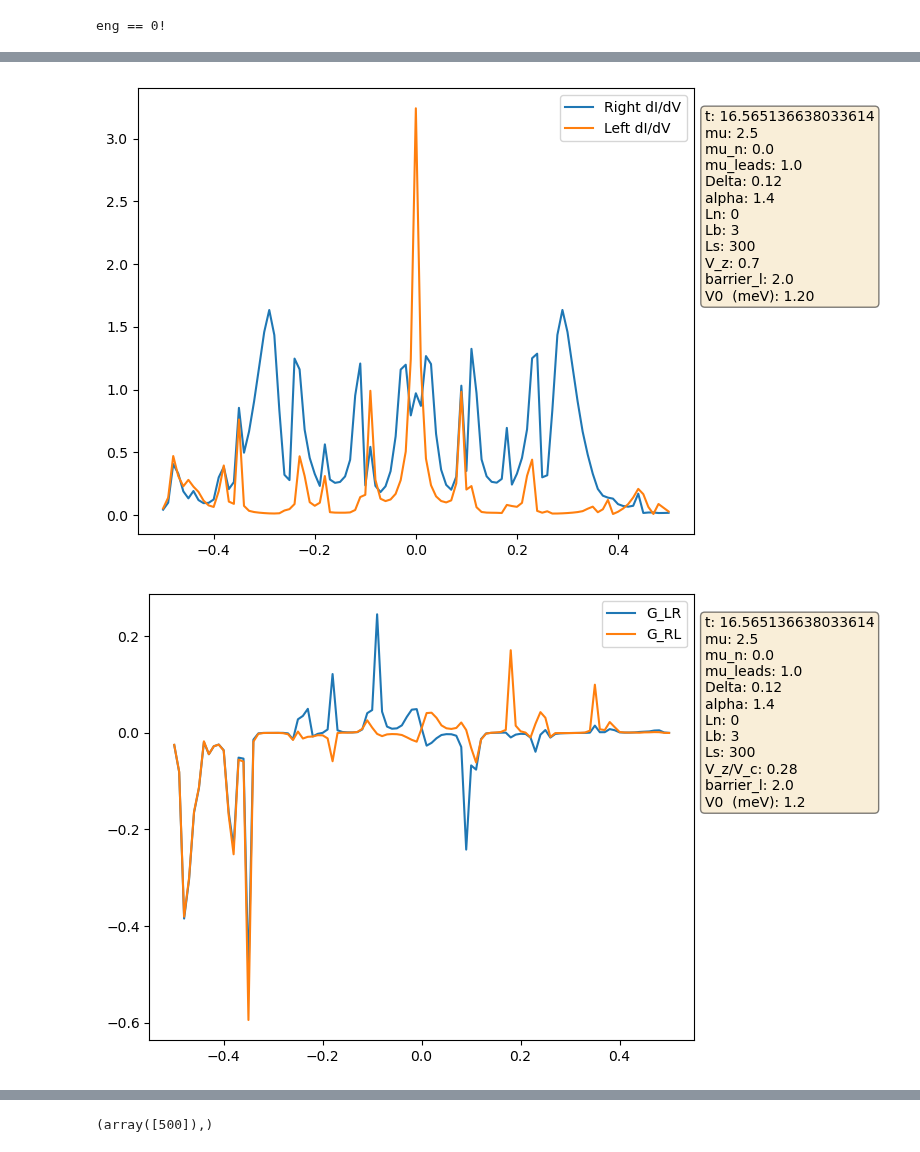
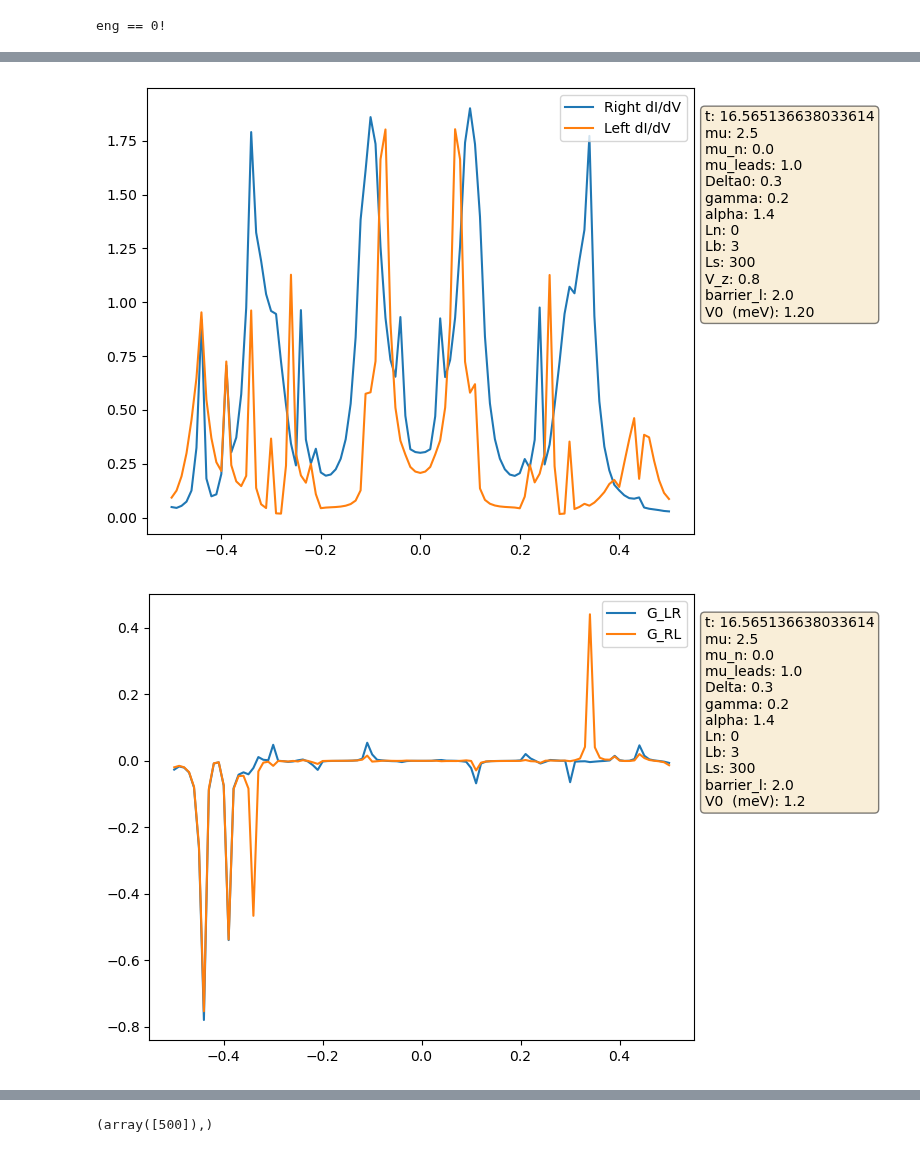
Before and after one commit to polianahp/Nonlocality-of-local-Andreev-conductances-as-a-probe-for-topological-Majorana-wires, a Jupyter notebook: Nathan-testing.ipynb, the cells around one changed output, grey strips where cells are left out. Cells and saved outputs as stored; diff of their text form; code cells hidden in the pictures.

```diff
--- a/Nathan-testing.ipynb
+++ b/Nathan-testing.ipynb
@@ -338,7 +340,7 @@ def build_system(t, mu, mu_n, Delta, V_z, alpha, Ln, Lb, Ls, mu_leads, barrier_l
 #path = "/home/pseudonym/code/Nonlocal_Conductance/Nonlocality-of-local-Andreev-conductances-as-a-probe-for-topological-Majorana-wires/Run_Files/Data.npz"
 #Vdisx = hp.initialize_vdis_from_data(path) * V0
 # %%
-dir = Path(PathConfigs.DATA/"V0_12"/"nomushift"/"Tdis_nb")
+dir = Path(PathConfigs.DATA/"renormalized"/"Tdis_b")
 #dir = Path(PathConfigs.DATA/"nomushift"/"vdis2_b_strdis")
 
 params = np.load(Path(dir/"all_params.npz"))
@@ -346,7 +348,8 @@ params = np.load(Path(dir/"all_params.npz"))
 t = float(params['t'])
 mu_n = float(params['mu_n'])
 mu_leads =float(params['mu_leads'])
-Delta = float(params['Delta'])
+Delta0 = float(params['Delta0'])
+gamma = float(params['gamma'])
 alpha = float(params['alpha'])
 Ln = int(params['Ln']) # normal metal length
 Lb = int(params['Lb']) #barrier length
@@ -359,8 +362,8 @@ totlen = Ln + Lb +Ls
 #V_z = 1.0 * V_c # To generate Fig 2a V_z should be varied. For the cyan line in Fig 2, for example, V_z = 1.203 * V_c
 mu = 2.5
 
-V_c = np.sqrt(mu**2 + Delta**2)
-V_z = 0.7#1.3*V_c
+#V_c = np.sqrt(mu**2 + Delta**2)
+V_z = 0.8#1.3*V_c
 
 barrier_r = np.linspace(barrier_l, 40*barrier_l, points) + mu #Varying the right barrier U_R
 
@@ -422,7 +425,8 @@ for k in range(points):
         t=t,
         mu=mu,
         mu_n=mu_n,
-        Delta=Delta,
+        Delta0=Delta0,
+        gamma=gamma,
         V_z=V_z,
         alpha=alpha,
         Ln=Ln,
@@ -545,7 +497,8 @@ syst = build_system(
     t=t,
     mu=mu,
     mu_n=mu_n,
-    Delta=Delta,
+    Delta0=Delta0,
+    gamma=gamma,
     V_z=V_z,
     alpha=alpha,
     Ln=Ln,
@@ -563,7 +516,8 @@ syst_closed = build_system_closed(
     t=t,
     mu=mu,
     mu_n=mu_n,
-    Delta=Delta,
+    Delta0=Delta0,
+    gamma =gamma,
     V_z=V_z,
     alpha=alpha,
     Ln=Ln,
@@ -687,47 +638,49 @@ params = {
 "t" :t,
 "mu" :mu, "mu_n" :mu_n,
 "mu_leads" :mu_leads,
-"Delta" :Delta,
+"Delta0" :Delta0,
+"gamma" :gamma,
 "alpha" :alpha,
 "Ln":Ln,
 "Lb":Lb,
 "Ls":Ls,
 "V_z":V_z,
 #"V_z/V_c":f"{(V_z/V_c):.2f}",
 "barrier_l":barrier_l,
 "V0  (meV)": f"{V0:.2f}",
 
 }
 
 
 text_str = '\n'.join([f"{key}: {val}" for key, val in params.items()])
 
 
 fig, ax = plt.subplots(figsize=(8, 5))
 ax.plot(energies, dIdV_right, label="Right dI/dV")
 ax.plot(energies, dIdV_left, label="Left dI/dV")
 
 
 props = dict(boxstyle='round', facecolor='wheat', alpha=0.5)
 
 ax.text(1.02, 0.95, text_str, transform=ax.transAxes, fontsize=10,
         verticalalignment='top', bbox=props)
 ax.legend()
 fig.tight_layout()
 fig.savefig(Path(save_dir/"dIdV.png"))
 # %% [output]
-[figure, old version]
+[figure, new version]
 # %%
 params = {
 "t" :t,
 "mu" :mu, "mu_n" :mu_n,
 "mu_leads" :mu_leads,
-"Delta" :Delta,
+"Delta" :Delta0,
+"gamma" :gamma,
 "alpha" :alpha,
 "Ln":Ln,
 "Lb":Lb,
 "Ls":Ls,
-"V_z/V_c":f"{(V_z/V_c):.2f}",
+#"V_z/V_c":f"{(V_z/V_c):.2f}",
 "barrier_l":barrier_l,
 "V0  (meV)": V0,
 
@@ -752,7 +705,7 @@ ax.legend()
 fig.tight_layout()
 fig.savefig(Path(save_dir/"nonlocaldIdV.png"))
 # %% [output]
-[figure, old version]
+[figure, new version]
 # %%
 # This can be used to plot the many cases explored in Figs 1 and 2.
 # For Figs. 2a and 2b, one just needs to change the variables accordingly, barrier_r -> V_z and instead of the conductance
```
Also changed, not shown: parts of 15 cells of this notebook, 5 other files.
